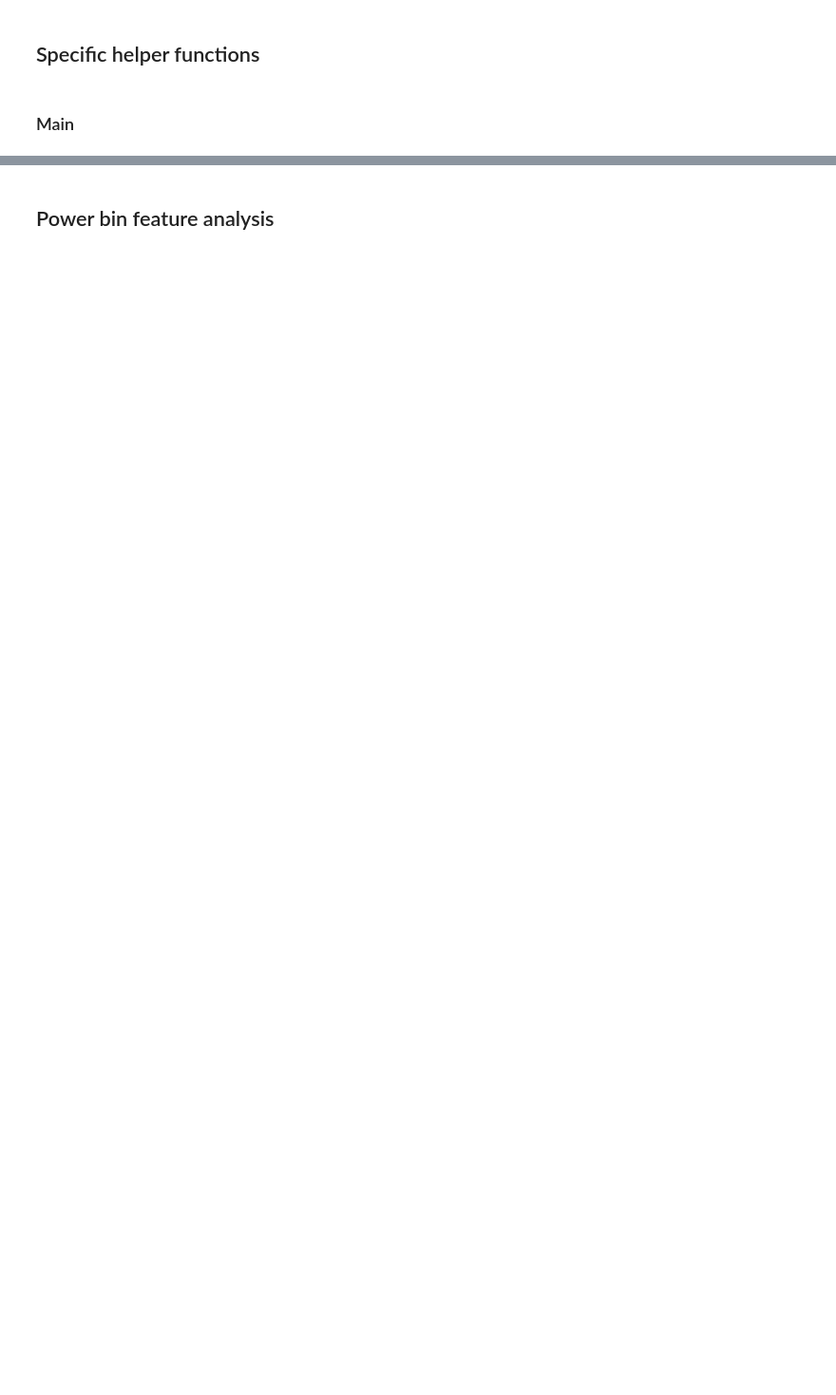
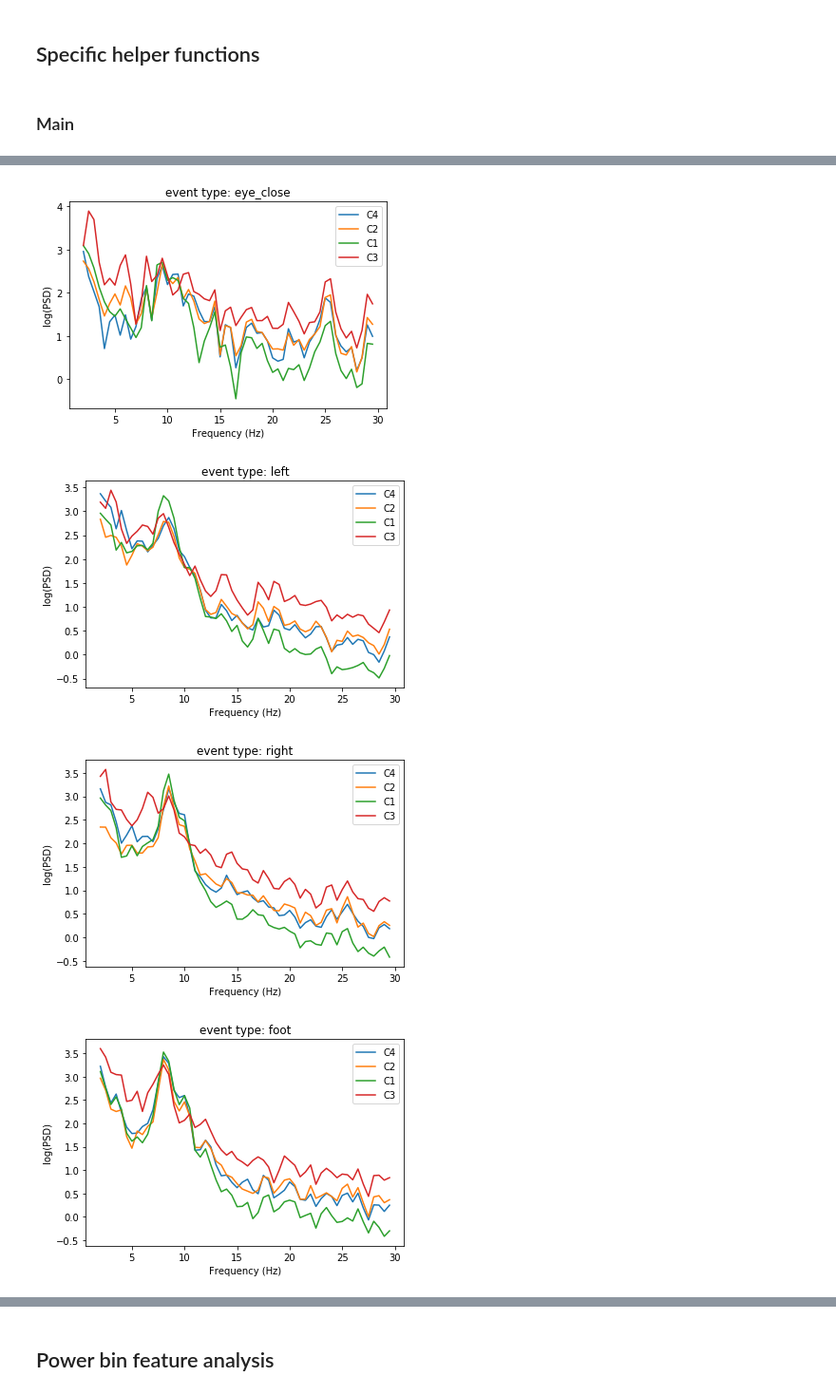
Before and after one commit to NeuroTech-UCSD/Motor-Imagery-App-Project, a Jupyter notebook: ML/PowerBin_Vis_Model_Self-Recorded.ipynb, the cells around one changed output, grey strips where cells are left out. Shown at 95% size. Cells and saved outputs as stored; diff of their text form; code cells hidden in the pictures; blank space fills up the shorter version.

```diff
--- a/ML/PowerBin_Vis_Model_Self-Recorded.ipynb
+++ b/ML/PowerBin_Vis_Model_Self-Recorded.ipynb
@@ -143,29 +180,37 @@ filtered_epoch_df.head(20)
 # %%
-# Get PSD averages for each channel for each event type (0=left or 1=right)
+# Get PSD averages for each channel for each event type
+# (0 = eye close, 1 = left, 2 = right, 3 = foot, 4 = idle)
 psd_averages_by_type = {}
 
 for event_type in event_types.keys():
-    psds_only_one_type={}
-    freqs_only_one_type={}
-    for i, row in filtered_epoch_df[filtered_epoch_df["event_type"] == event_type].iterrows():
-        for ch in eeg_chans:
-            if ch not in psds_only_one_type:
-                psds_only_one_type[ch] = list()
-                freqs_only_one_type[ch] = list()
-            f, p = getMeanFreqPSD(row[ch])
-            psds_only_one_type[ch].append(p)
-            freqs_only_one_type[ch].append(f)
-    avg_psds_one_type = {}
-    for ch in eeg_chans:
-        psds_only_one_type[ch] = np.array(psds_only_one_type[ch])
-        avg_psds_one_type[ch] = np.mean(psds_only_one_type[ch], axis=0)
-    psd_averages_by_type[event_type] = dict(avg_psds_one_type)
+    if len(filtered_epoch_df[filtered_epoch_df["event_type"] == event_type]) > 0:
+        psds_only_one_type={}
+        freqs_only_one_type={}
+        for i, row in filtered_epoch_df[filtered_epoch_df["event_type"] == event_type].iterrows():
+            for ch in chans:
+                if ch not in psds_only_one_type:
+                    psds_only_one_type[ch] = list()
+                    freqs_only_one_type[ch] = list()
+                f, p = getMeanFreqPSD(row[ch])
+                psds_only_one_type[ch].append(p)
+                freqs_only_one_type[ch].append(f)
+        avg_psds_one_type = {}
+        for ch in chans:
+            psds_only_one_type[ch] = np.array(psds_only_one_type[ch])
+            avg_psds_one_type[ch] = np.mean(psds_only_one_type[ch], axis=0)
+        psd_averages_by_type[event_type] = dict(avg_psds_one_type)
 # %%
 # View Average PSDs
 for event_type in event_types.keys():
-    for ch in eeg_chans[:]:
-        plotPSD(freqs_only_one_type[eeg_chans[0]][0], psd_averages_by_type[event_type][ch],pre_cut_off_freq=2, post_cut_off_freq=30, label=ch)
+    if len(filtered_epoch_df[filtered_epoch_df["event_type"] == event_type]) > 0:
+        for ch in eeg_chans[:]:
+            plotPSD(freqs_only_one_type[eeg_chans[0]][0], psd_averages_by_type[event_type][ch],pre_cut_off_freq=2, post_cut_off_freq=30, label=ch)
 
-    plt.legend()
-    plt.title("event type: " + event_types[event_type])
-    plt.show()
+        plt.legend()
+        plt.title("event type: " + event_types[event_type])
+        plt.show()
+# %% [output]
+[figure, added]
+[figure, added]
+[figure, added]
+[figure, added]
```
Also changed, not shown: parts of 35 cells of this notebook, 1 other file.
